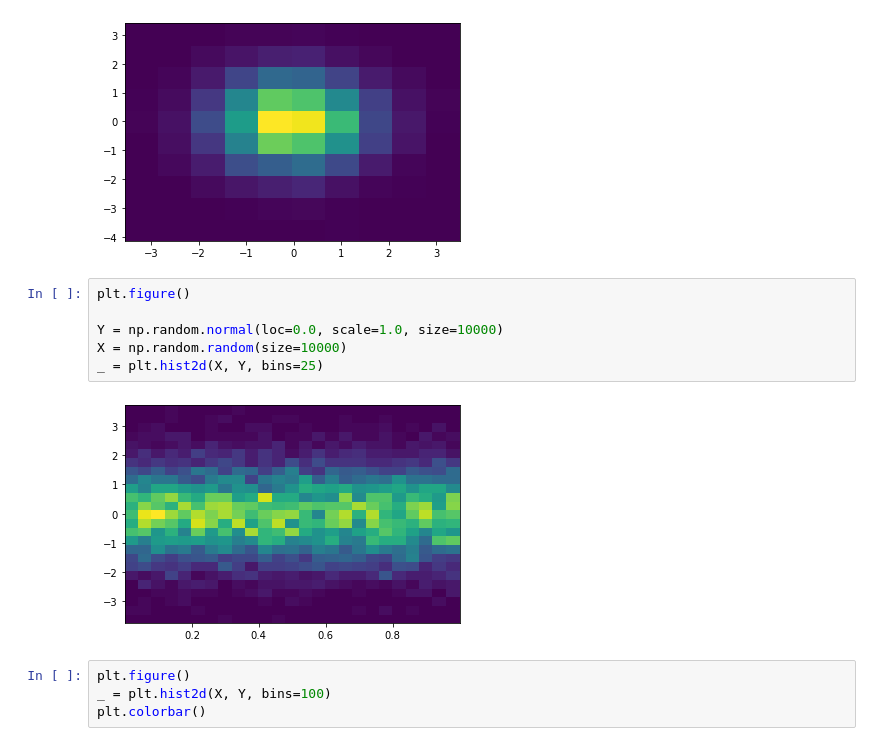
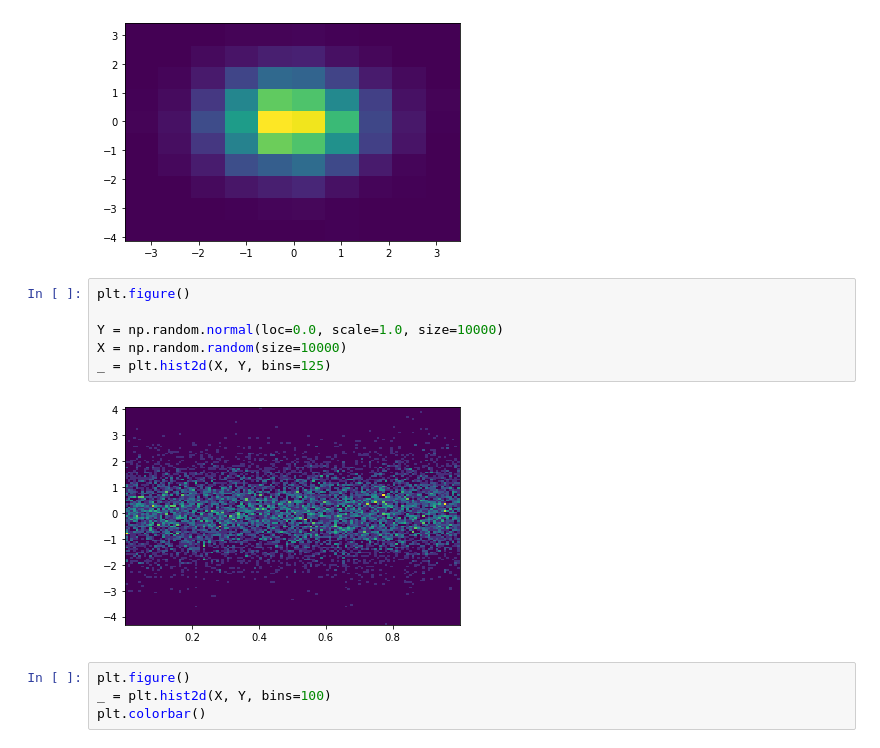
Before and after one commit to safeer-maker/MachineLearningPractice, a Jupyter notebook: Visualizations updated/Visualizations/Visualizations/Visualization 2.ipynb, the cells around one changed output. Saved outputs shown, nothing was run; the diff lists cells and outputs as text.

```diff
--- a/Visualizations updated/Visualizations/Visualizations/Visualization 2.ipynb
+++ b/Visualizations updated/Visualizations/Visualizations/Visualization 2.ipynb
@@ -194,11 +194,11 @@ _ = plt.hist2d(X, Y, bins=10)
 # %%
 plt.figure()
 
 Y = np.random.normal(loc=0.0, scale=1.0, size=10000)
 X = np.random.random(size=10000)
-_ = plt.hist2d(X, Y, bins=25)
+_ = plt.hist2d(X, Y, bins=125)
 # %% [output]
-[figure, old version]
+[figure, new version]
 # %%
 plt.figure()
 _ = plt.hist2d(X, Y, bins=100)
```
Also changed, not shown: parts of 11 cells of this notebook, 1 other file.
